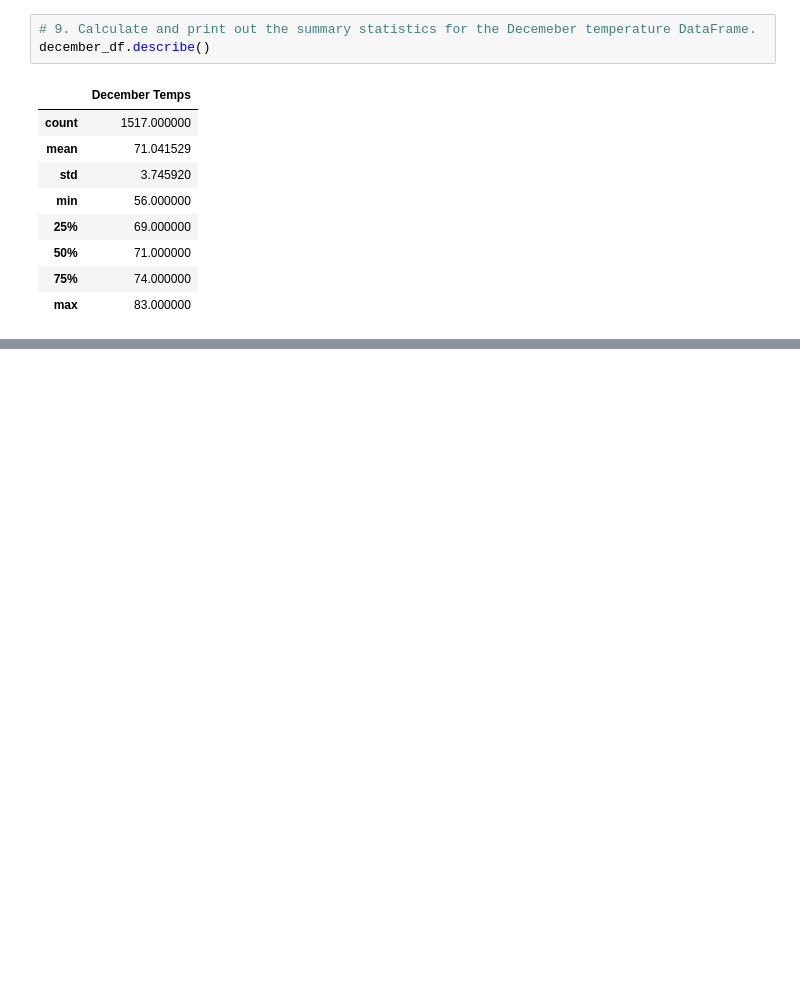
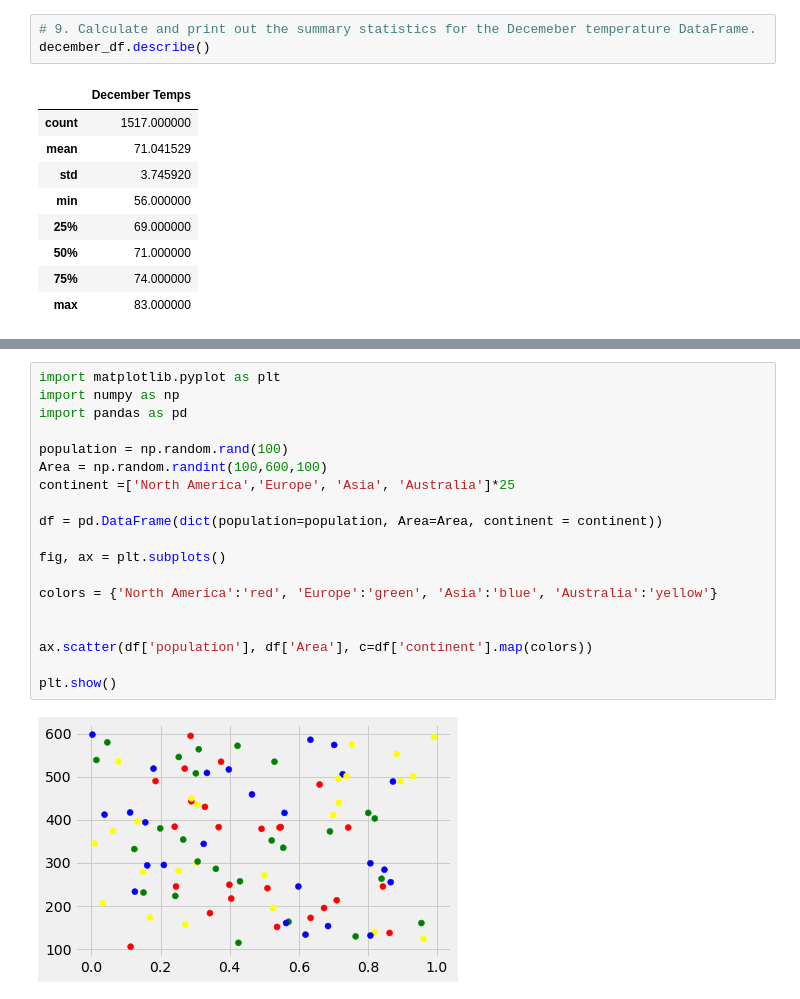
Before and after one commit to Peteresis/surfs_up, a Jupyter notebook: SurfsUp_Challenge.ipynb, the cells around one changed output, grey strips where cells are left out. Cells and saved outputs as stored; diff of their text form; blank space fills up the shorter version.

```diff
--- a/SurfsUp_Challenge.ipynb
+++ b/SurfsUp_Challenge.ipynb
@@ -183,0 +252,21 @@ december_df.describe()
+# %%
+import matplotlib.pyplot as plt
+import numpy as np
+import pandas as pd
+
+population = np.random.rand(100)
+Area = np.random.randint(100,600,100)
+continent =['North America','Europe', 'Asia', 'Australia']*25
+
+df = pd.DataFrame(dict(population=population, Area=Area, continent = continent))
+
+fig, ax = plt.subplots()
+
+colors = {'North America':'red', 'Europe':'green', 'Asia':'blue', 'Australia':'yellow'}
+
+
+ax.scatter(df['population'], df['Area'], c=df['continent'].map(colors))
+
+plt.show()
+# %% [output]
+[figure, added]
```
Also changed, not shown: parts of 14 cells of this notebook.
